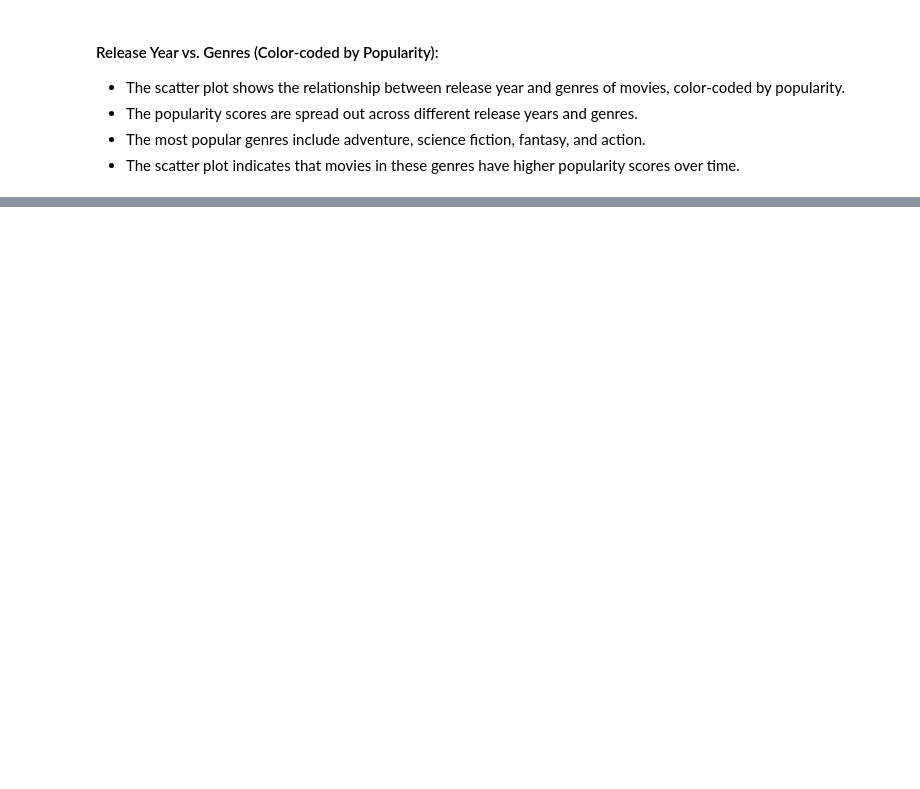
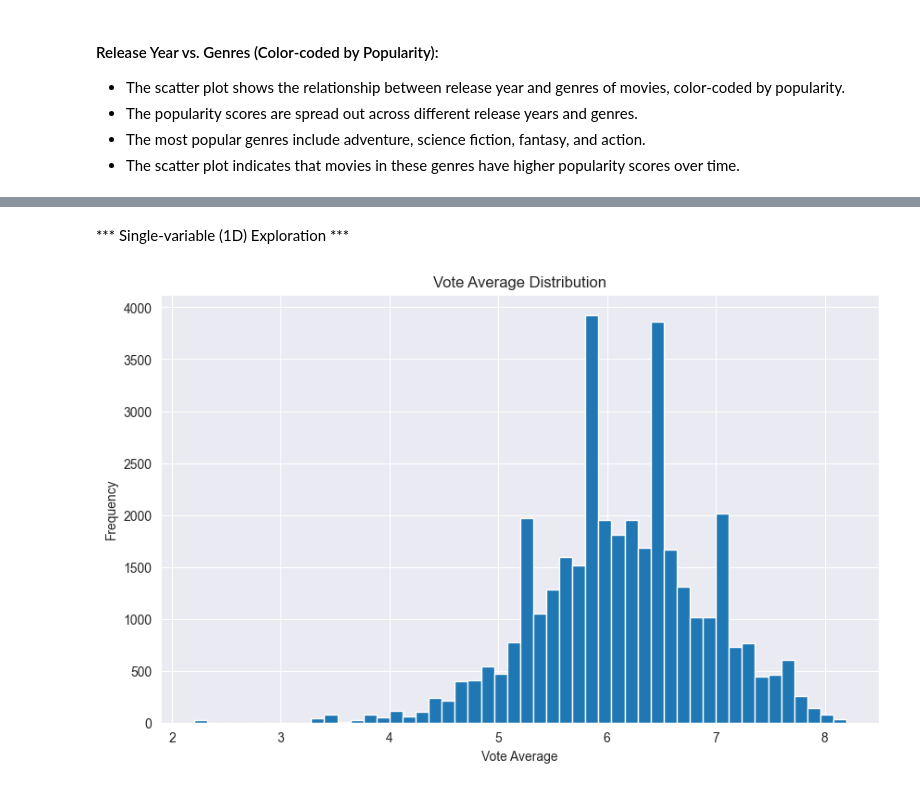
Before and after one commit to PrzemekJedruch/Project_Invest_Movies_Data, a Jupyter notebook: Investigate_a_Dataset.ipynb, the cells around one changed output, grey strips where cells are left out. Cells and saved outputs as stored; diff of their text form; code cells hidden in the pictures; blank space fills up the shorter version.

```diff
--- a/Investigate_a_Dataset.ipynb
+++ b/Investigate_a_Dataset.ipynb
@@ -809,0 +794,13 @@ plt.show()
+# %%
+# Continue to explore the data to address your additional research
+#   questions. Add more headers as needed if you have more questions to
+#   investigate.
+# Filter the dataset to include only relevant columns and non-zero values
+# Split director into separate rows
+df = df.assign(director=df['director'].str.split('|')).explode('director')
+
+# Display the first few rows of the updated dataset
+df.head()
+df_ratings = df[['vote_average', 'genres', 'director', 'cast']]
+df_ratings = df_ratings[df_ratings['vote_average'] > 0]
+df_ratings.head()
@@ -809,0 +814,13 @@ plt.show()
+# %% [markdown]
+*** Single-variable (1D) Exploration ***
+# %%
+# Histogram of vote average
+plt.figure(figsize=(10, 6))
+df_ratings['vote_average'].hist(bins=50)
+plt.title('Vote Average Distribution')
+plt.xlabel('Vote Average')
+plt.ylabel('Frequency')
+plt.grid(True)
+plt.show()
+# %% [output]
+[figure, added]
```
Also changed, not shown: parts of 43 cells of this notebook, 1 other file.
